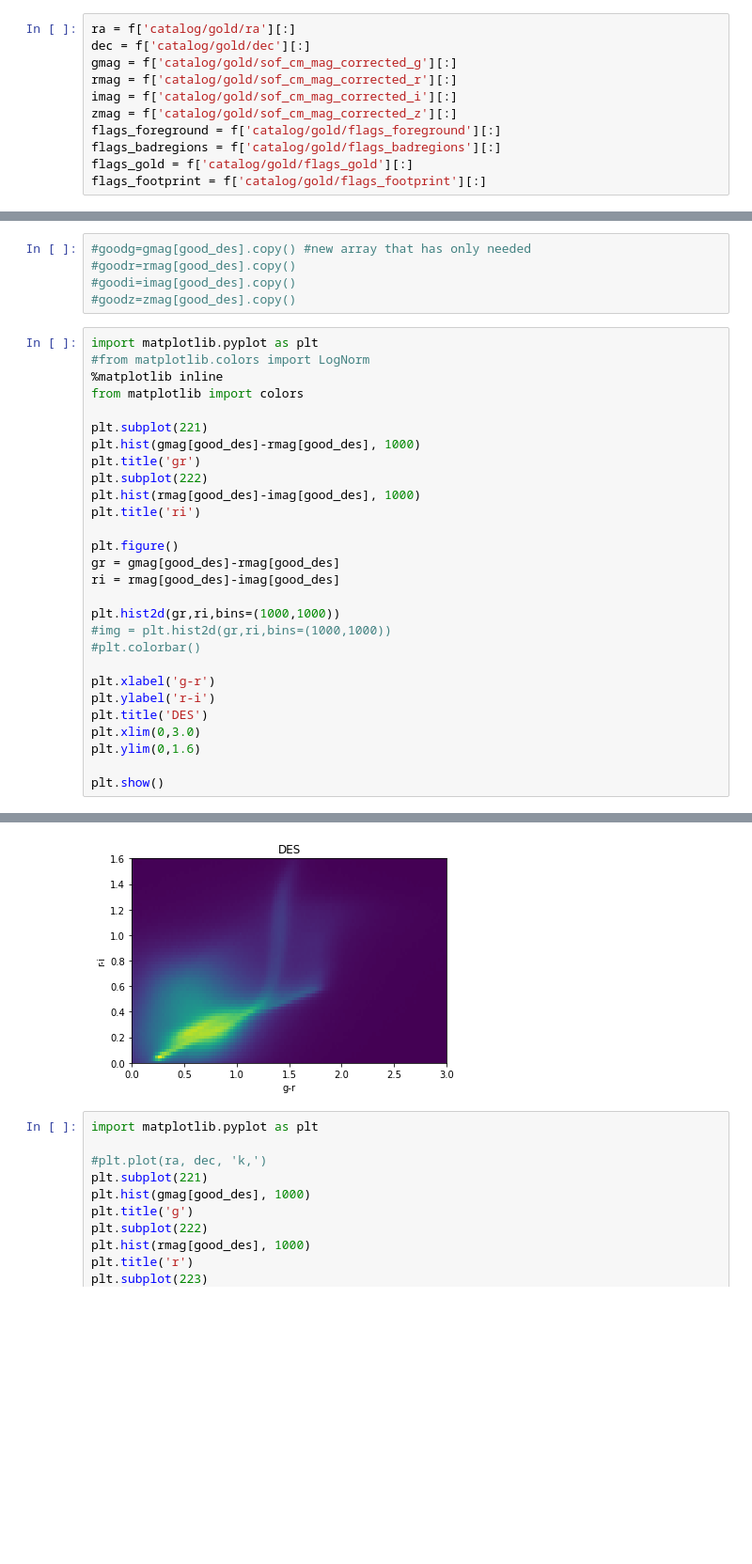
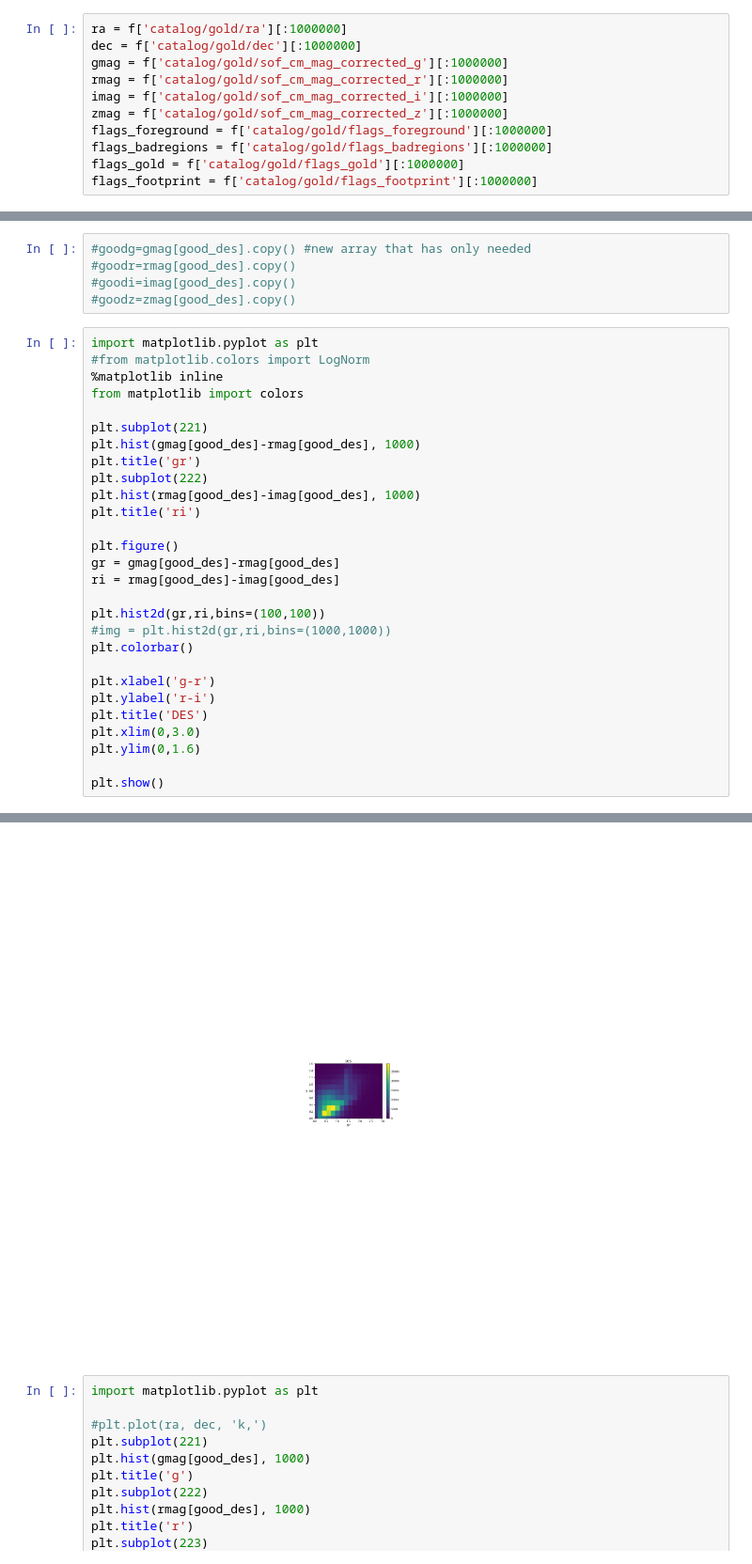
Before and after one commit to warner785/example, a Jupyter notebook: Magnitudes_y3.ipynb, the cells around one changed output, grey strips where cells are left out. Shown: that part at 94% size. Saved outputs shown, nothing was run; the diff lists cells and outputs as text; blank space fills up the shorter version.

```diff
--- a/Magnitudes_y3.ipynb
+++ b/Magnitudes_y3.ipynb
@@ -40,16 +40,16 @@ list(golddset.keys())
  'sof_flags',
  'tilename']
 # %%
-ra = f['catalog/gold/ra'][:]
-dec = f['catalog/gold/dec'][:]
-gmag = f['catalog/gold/sof_cm_mag_corrected_g'][:]
-rmag = f['catalog/gold/sof_cm_mag_corrected_r'][:]
-imag = f['catalog/gold/sof_cm_mag_corrected_i'][:]
-zmag = f['catalog/gold/sof_cm_mag_corrected_z'][:]
-flags_foreground = f['catalog/gold/flags_foreground'][:]
-flags_badregions = f['catalog/gold/flags_badregions'][:]
-flags_gold = f['catalog/gold/flags_gold'][:]
-flags_footprint = f['catalog/gold/flags_footprint'][:]
+ra = f['catalog/gold/ra'][:1000000]
+dec = f['catalog/gold/dec'][:1000000]
+gmag = f['catalog/gold/sof_cm_mag_corrected_g'][:1000000]
+rmag = f['catalog/gold/sof_cm_mag_corrected_r'][:1000000]
+imag = f['catalog/gold/sof_cm_mag_corrected_i'][:1000000]
+zmag = f['catalog/gold/sof_cm_mag_corrected_z'][:1000000]
+flags_foreground = f['catalog/gold/flags_foreground'][:1000000]
+flags_badregions = f['catalog/gold/flags_badregions'][:1000000]
+flags_gold = f['catalog/gold/flags_gold'][:1000000]
+flags_footprint = f['catalog/gold/flags_footprint'][:1000000]
 # %%
 #flags_foreground == 0
 #flags_badregions < 2
@@ -94,9 +94,9 @@ plt.figure()
 gr = gmag[good_des]-rmag[good_des]
 ri = rmag[good_des]-imag[good_des]
 
-plt.hist2d(gr,ri,bins=(1000,1000))
+plt.hist2d(gr,ri,bins=(100,100))
 #img = plt.hist2d(gr,ri,bins=(1000,1000))
-#plt.colorbar()
+plt.colorbar()
 
 plt.xlabel('g-r')
 plt.ylabel('r-i')
@@ -110,4 +110,4 @@ plt.show()
-[figure, old version]
+[figure, new version]
 # %%
 import matplotlib.pyplot as plt
 
```
Also changed, not shown: parts of 5 cells of this notebook.
